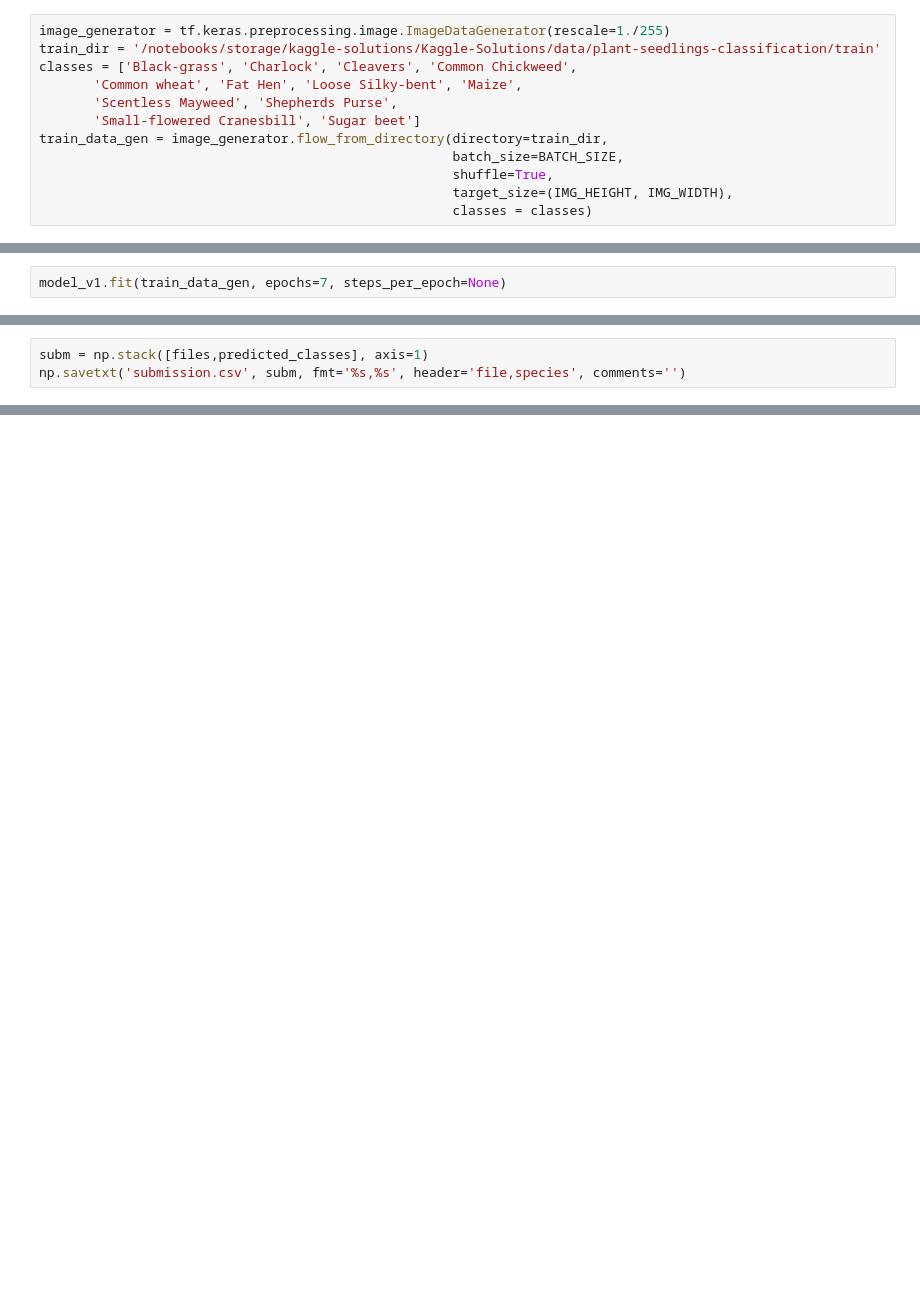
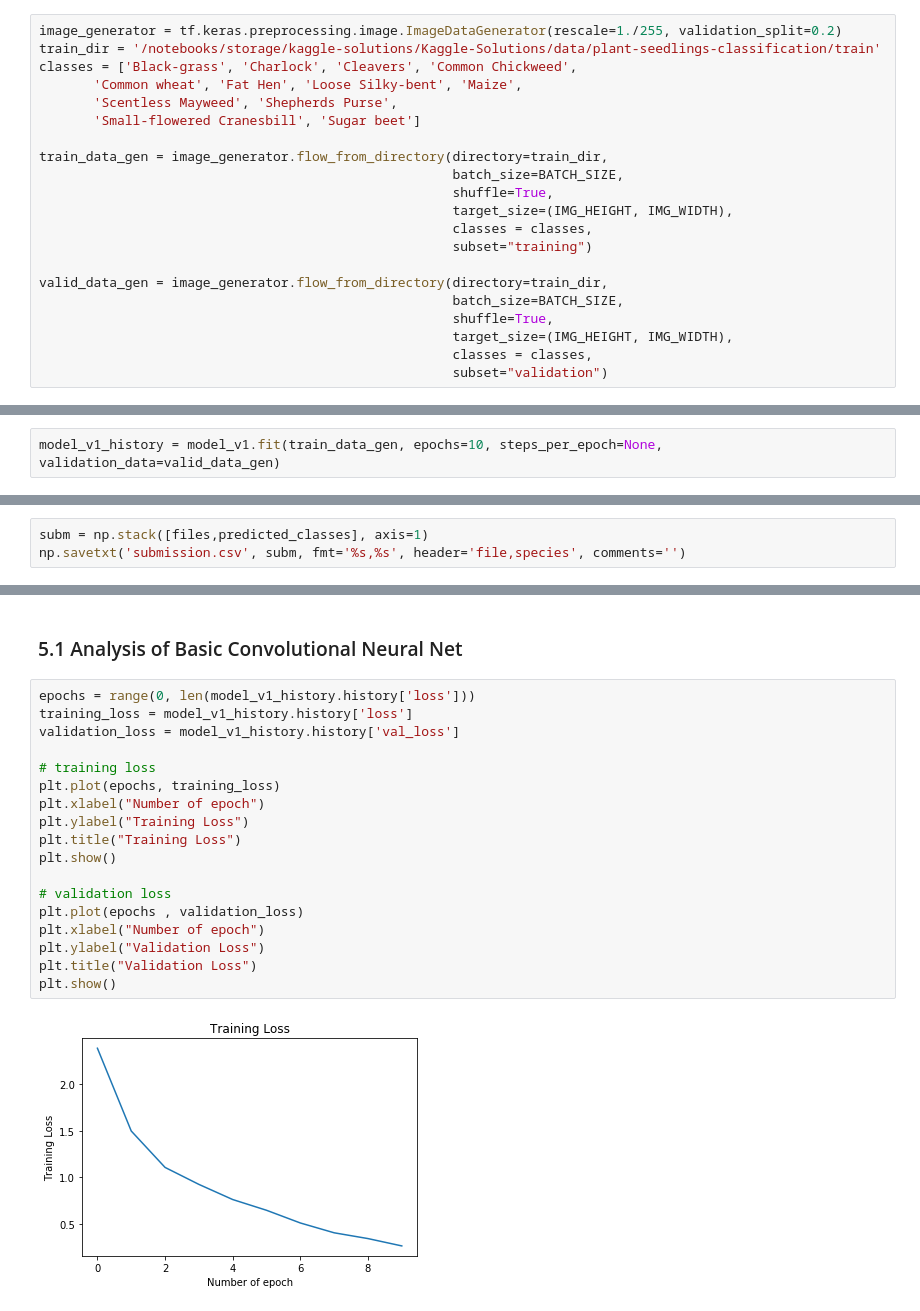
Before and after one commit to HarieshJay/Kaggle-Solutions, a Jupyter notebook: plant_seedlings_classification/plant_seedlings_classification.ipynb, the cells around one changed output, grey strips where cells are left out. Drawn from its saved outputs; the diff is of its cells as text; blank space fills up the shorter version.

Commit message:
Submitted to kaggle predictions with simple convolutional network. Score: 0.70654.

```diff
--- a/plant_seedlings_classification/plant_seedlings_classification.ipynb
+++ b/plant_seedlings_classification/plant_seedlings_classification.ipynb
@@ -31,15 +24,24 @@ IMG_HEIGHT = 224
 IMG_WIDTH = 224
 STEPS_PER_EPOCH = np.ceil(image_count/BATCH_SIZE)
 # %%
-image_generator = tf.keras.preprocessing.image.ImageDataGenerator(rescale=1./255)
+image_generator = tf.keras.preprocessing.image.ImageDataGenerator(rescale=1./255, validation_split=0.2)
 train_dir = '/notebooks/storage/kaggle-solutions/Kaggle-Solutions/data/plant-seedlings-classification/train'
 classes = ['Black-grass', 'Charlock', 'Cleavers', 'Common Chickweed',
        'Common wheat', 'Fat Hen', 'Loose Silky-bent', 'Maize',
        'Scentless Mayweed', 'Shepherds Purse',
        'Small-flowered Cranesbill', 'Sugar beet']
+
 train_data_gen = image_generator.flow_from_directory(directory=train_dir,
                                                      batch_size=BATCH_SIZE,
                                                      shuffle=True,
                                                      target_size=(IMG_HEIGHT, IMG_WIDTH),
-                                                     classes = classes)
+                                                     classes = classes,
+                                                     subset="training")
+
+valid_data_gen = image_generator.flow_from_directory(directory=train_dir,
+                                                     batch_size=BATCH_SIZE,
+                                                     shuffle=True,
+                                                     target_size=(IMG_HEIGHT, IMG_WIDTH),
+                                                     classes = classes,
+                                                     subset="validation")
 # %% [output]
@@ -84,5 +137,5 @@ model_v1.compile(optimizer='adam',
               loss='categorical_crossentropy',
               metrics=['accuracy'])
 # %%
-model_v1.fit(train_data_gen, epochs=7, steps_per_epoch=None)
+model_v1_history = model_v1.fit(train_data_gen, epochs=10, steps_per_epoch=None, validation_data=valid_data_gen)
 # %% [output]
@@ -140,0 +209,22 @@ np.savetxt('submission.csv', subm, fmt='%s,%s', header='file,species', comments=
+# %% [markdown]
+### 5.1 Analysis of Basic Convolutional Neural Net
+# %%
+epochs = range(0, len(model_v1_history.history['loss']))
+training_loss = model_v1_history.history['loss']
+validation_loss = model_v1_history.history['val_loss']
+
+# training loss
+plt.plot(epochs, training_loss)
+plt.xlabel("Number of epoch")
+plt.ylabel("Training Loss")
+plt.title("Training Loss")
+plt.show()
+
+# validation loss
+plt.plot(epochs , validation_loss)
+plt.xlabel("Number of epoch")
+plt.ylabel("Validation Loss")
+plt.title("Validation Loss")
+plt.show()
+# %% [output]
+[figure, added]
```
Also changed, not shown: parts of 30 cells of this notebook, 1 other file.
